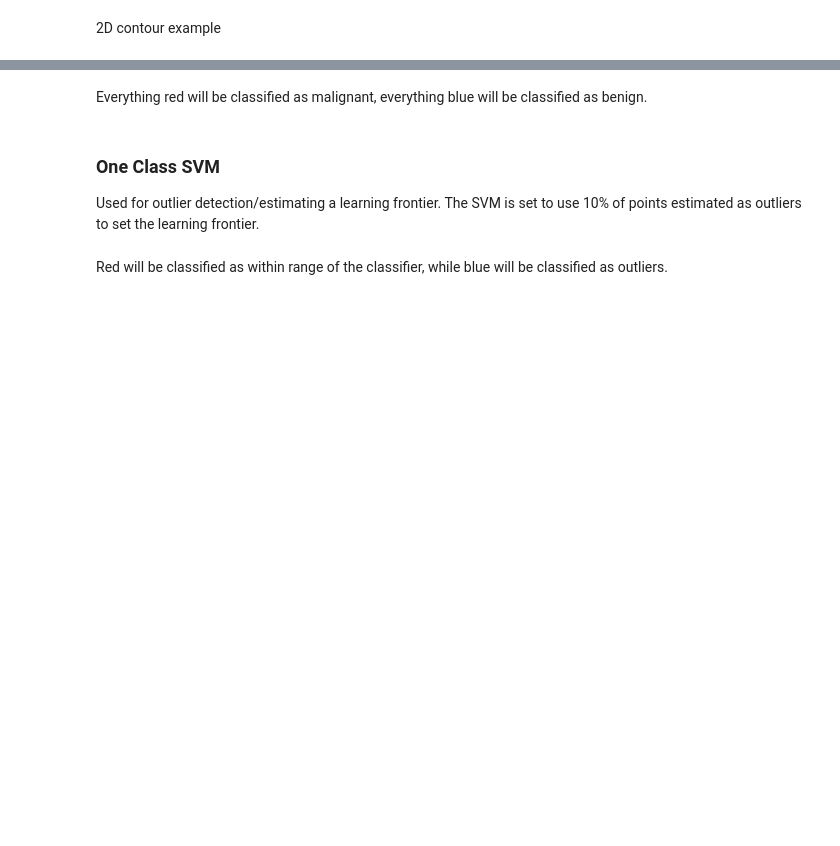
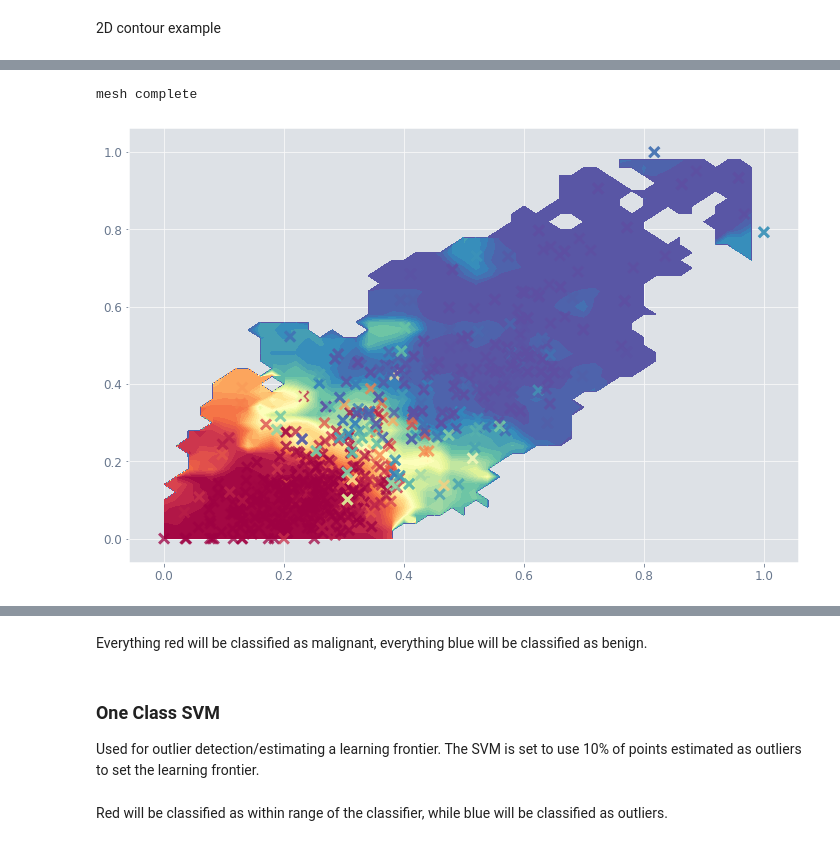
Before and after one commit to Ekrekr/ldr, a Jupyter notebook: interpolation_example.ipynb, the cells around one changed output, grey strips where cells are left out. Saved outputs shown, nothing was run; the diff lists cells and outputs as text; code cells hidden in the pictures; blank space fills up the shorter version.

```diff
--- a/interpolation_example.ipynb
+++ b/interpolation_example.ipynb
@@ -141,2 +147,43 @@ plt.contourf(Xm, Ym, Zm, levels=np.linspace(-0.5, 0.5, 41), cmap="Spectral")
+# %%
+# Create an entry matrix first.
+col1, col2, colp = "mean radius", "mean concave points", "prediction"
+res_sub = np.linspace(0.0, 1.0, ldr.n_bins)
+Zm = [[[] for i in res_sub] for j in res_sub]
+
+# Find midpoints of each bin.
+mid_points = np.array([i.mid for i in ldr.D_bins.index])
+
+# Finds nearest point of a value in an array.
+def find_nearest(array, value):
+    array = np.asarray(array)
+    idx = (np.abs(array - value)).argmin()
+    return array[idx]
+
+# Go through each prediction based on KDE and put into nearest bin.
+for d, d_val in ldr.D.iterrows():
+    col1_ind = int(find_nearest(mid_points, d_val[col1]) * (ldr.n_bins - 1) - 0.5)
+    col2_ind = int(find_nearest(mid_points, d_val[col2]) * (ldr.n_bins - 1) - 0.5)
+    Zm[col1_ind][col2_ind].append(d_val["prediction"])
+
+# Take the mean of value, move down to mid at 0, make outliers 100 so not drawn.
+Zm = [[np.mean(Zm[i][j]) - 0.5 if len(Zm[i][j]) > 0 else 100
+       for i in range(ldr.n_bins)] for j in range(ldr.n_bins)]
+
+colors = plt.get_cmap("Spectral")
+
+Xm, Ym = np.meshgrid(res_sub, res_sub)
+print("mesh complete")
+plt.contourf(Xm, Ym, Zm, levels=np.linspace(-0.5, 0.5, 41), cmap="Spectral")
+plt.scatter(ldr.scaled_w[col1],
+            ldr.scaled_w[col2],
+                   c=colors(ldr.scaled_w_preds),
+#                    c="#ff0000",
+                   marker="x",
+                   alpha=0.75,
+                   zorder=1)
+plt.show()
+# %% [output]
+mesh complete
+[figure, added]
 # %%
 ldr.density_scatter("worst area")
```
Also changed, not shown: parts of 10 cells of this notebook, 4 other files.
